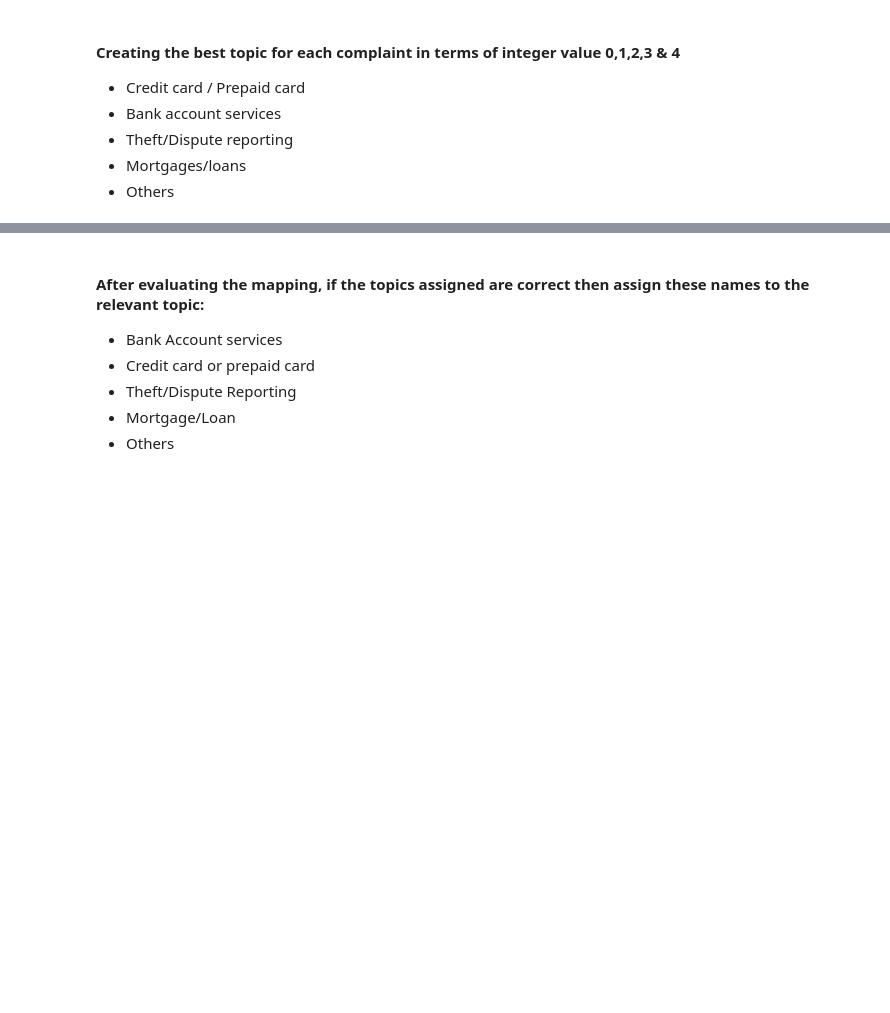
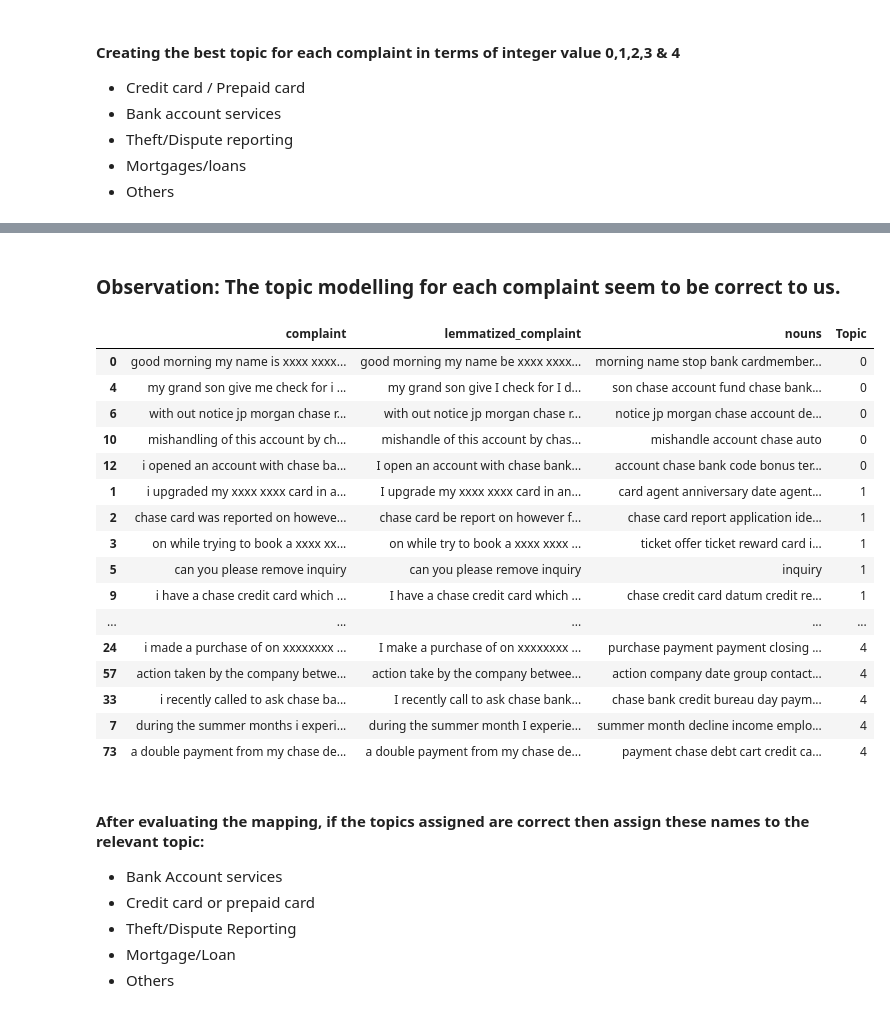
Before and after one commit to ayushxx7/TicketClassification, a Jupyter notebook: Automatic_Ticket_Classification_Assignment.ipynb, the cells around one changed output, grey strips where cells are left out. Cells and saved outputs as stored; diff of their text form; code cells hidden in the pictures; blank space fills up the shorter version.

```diff
--- a/Automatic_Ticket_Classification_Assignment.ipynb
+++ b/Automatic_Ticket_Classification_Assignment.ipynb
@@ -736,4 +805,6 @@ W[pd.notnull(W['max_topic'])].head(10)
+# %% [markdown]
+### Observation: The topic modelling for each complaint seem to be correct to us.
 # %%
 # Assign the best topic to each of the cmplaints in Topic Column
 
-df_clean['Topic'] = #write your code to assign topics to each rows.
+df_clean['Topic'] = W['max_topic']
@@ -742,7 +811,25 @@ df_clean.head()
 # %%
 #Print the first 5 Complaint for each of the Topics
-df_clean=df_clean.groupby('Topic').head(5)
-df_clean.sort_values('Topic')
+temp=df_clean.groupby('Topic').head(5)
+temp.sort_values('Topic')
+# %% [output]
+|  | complaint | lemmatized_complaint | nouns | Topic |
+| 0 | good morning my name is xxxx xxxx... | good morning my name be xxxx xxxx... | morning name stop bank cardmember... | 0 |
+| 4 | my grand son give me check for i ... | my grand son give I check for I d... | son chase account fund chase bank... | 0 |
+| 6 | with out notice jp morgan chase r... | with out notice jp morgan chase r... | notice jp morgan chase account de... | 0 |
+| 10 | mishandling of this account by ch... | mishandle of this account by chas... | mishandle account chase auto | 0 |
+| 12 | i opened an account with chase ba... | I open an account with chase bank... | account chase bank code bonus ter... | 0 |
+| 1 | i upgraded my xxxx xxxx card in a... | I upgrade my xxxx xxxx card in an... | card agent anniversary date agent... | 1 |
+| 2 | chase card was reported on howeve... | chase card be report on however f... | chase card report application ide... | 1 |
+| 3 | on while trying to book a xxxx xx... | on while try to book a xxxx xxxx ... | ticket offer ticket reward card i... | 1 |
+| 5 | can you please remove inquiry | can you please remove inquiry | inquiry | 1 |
+| 9 | i have a chase credit card which ... | I have a chase credit card which ... | chase credit card datum credit re... | 1 |
+| ... | ... | ... | ... | ... |
+| 24 | i made a purchase of on xxxxxxxx ... | I make a purchase of on xxxxxxxx ... | purchase payment payment closing ... | 4 |
+| 57 | action taken by the company betwe... | action take by the company betwee... | action company date group contact... | 4 |
+| 33 | i recently called to ask chase ba... | I recently call to ask chase bank... | chase bank credit bureau day paym... | 4 |
+| 7 | during the summer months i experi... | during the summer month I experie... | summer month decline income emplo... | 4 |
+| 73 | a double payment from my chase de... | a double payment from my chase de... | payment chase debt cart credit ca... | 4 |
 # %% [markdown]
 #### After evaluating the mapping, if the topics assigned are correct then assign these names to the relevant topic:
 * Bank Account services
```
Also changed, not shown: parts of 30 cells of this notebook.
